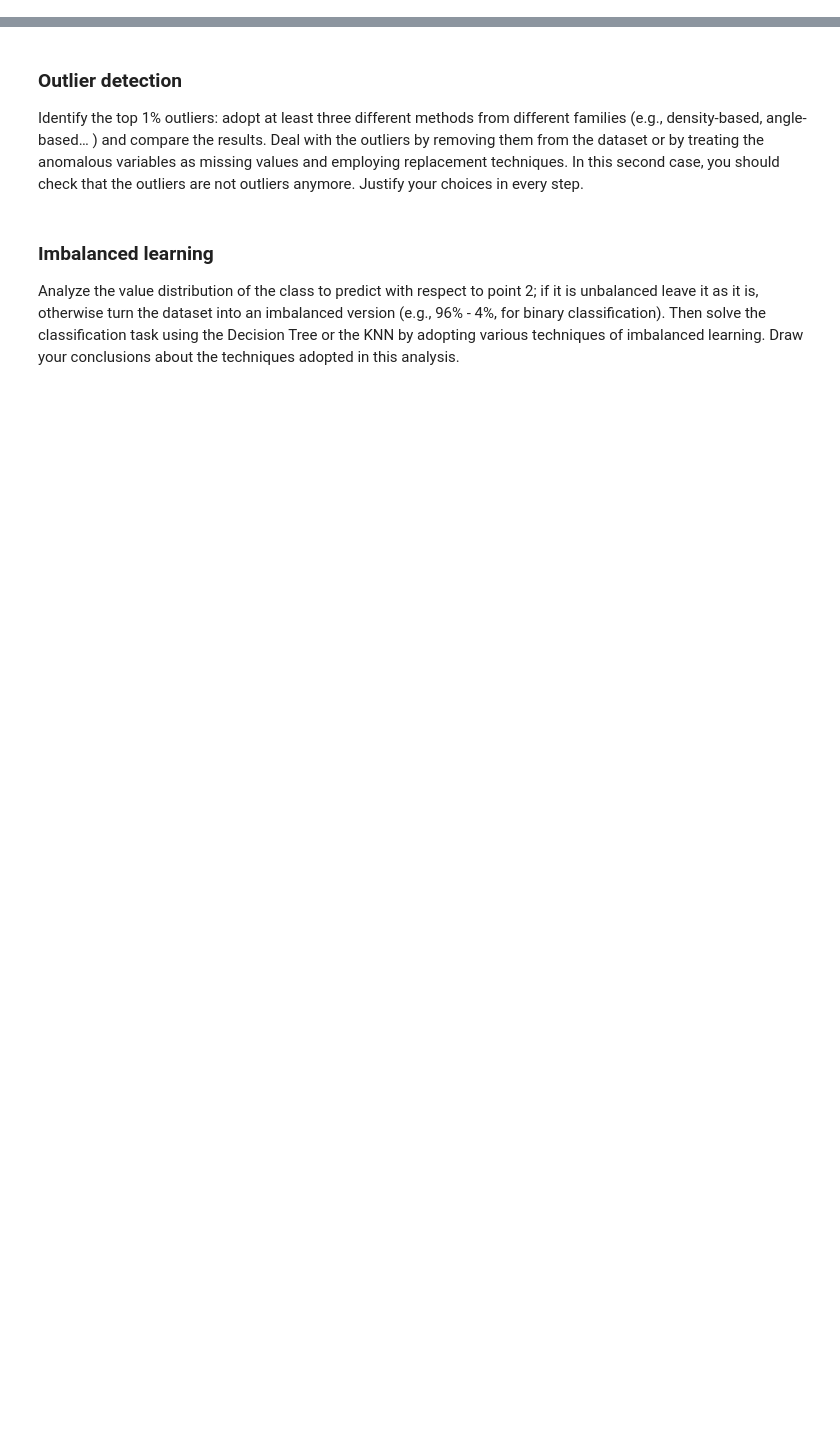
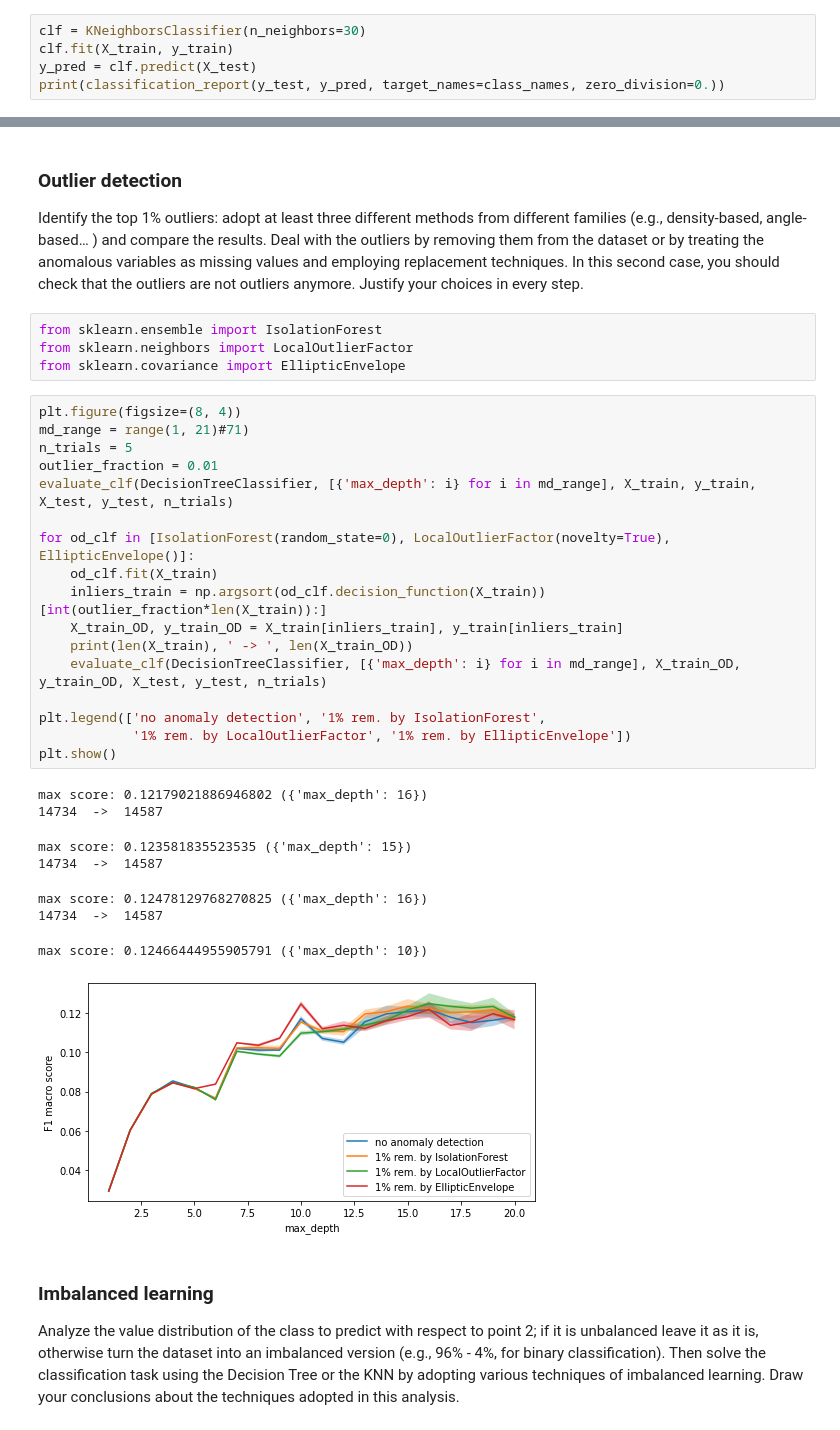
Before and after one commit to philvec/DM2_Project, a Jupyter notebook: Module 1.ipynb, the cells around one changed output, grey strips where cells are left out. Cells and saved outputs as stored; diff of their text form; blank space fills up the shorter version.

```diff
--- a/Module 1.ipynb
+++ b/Module 1.ipynb
@@ -6,0 +169,5 @@ Define one or more (simple) classification tasks and solve it with Decision Tree
+# %%
+clf = KNeighborsClassifier(n_neighbors=30)
+clf.fit(X_train, y_train)
+y_pred = clf.predict(X_test)
+print(classification_report(y_test, y_pred, target_names=class_names, zero_division=0.))
@@ -7,6 +195,36 @@ Define one or more (simple) classification tasks and solve it with Decision Tree
 # %% [markdown]
 ### Outlier detection
 Identify the top 1\% outliers: adopt at least three different methods from different families (e.g., density-based, angle-based… ) and compare the results. Deal with the outliers by removing them from the dataset or by treating the anomalous variables as missing values and employing replacement techniques. In this second case, you should check that the outliers are not outliers anymore. Justify your choices in every step.
+# %%
+from sklearn.ensemble import IsolationForest
+from sklearn.neighbors import LocalOutlierFactor
+from sklearn.covariance import EllipticEnvelope
+# %%
+plt.figure(figsize=(8, 4))
+md_range = range(1, 21)#71)
+n_trials = 5
+outlier_fraction = 0.01
+evaluate_clf(DecisionTreeClassifier, [{'max_depth': i} for i in md_range], X_train, y_train, X_test, y_test, n_trials)
+
+for od_clf in [IsolationForest(random_state=0), LocalOutlierFactor(novelty=True), EllipticEnvelope()]:
+    od_clf.fit(X_train)
+    inliers_train = np.argsort(od_clf.decision_function(X_train))[int(outlier_fraction*len(X_train)):]
+    X_train_OD, y_train_OD = X_train[inliers_train], y_train[inliers_train]
+    print(len(X_train), ' -> ', len(X_train_OD))
+    evaluate_clf(DecisionTreeClassifier, [{'max_depth': i} for i in md_range], X_train_OD, y_train_OD, X_test, y_test, n_trials)
+
+plt.legend(['no anomaly detection', '1% rem. by IsolationForest',
+            '1% rem. by LocalOutlierFactor', '1% rem. by EllipticEnvelope'])
+plt.show()
+# %% [output]
+max score: 0.12179021886946802 ({'max_depth': 16})
+14734  ->  14587
+max score: 0.123581835523535 ({'max_depth': 15})
+14734  ->  14587
+max score: 0.12478129768270825 ({'max_depth': 16})
+14734  ->  14587
+max score: 0.12466444955905791 ({'max_depth': 10})
+[figure, added]
 # %% [markdown]
 ### Imbalanced learning
 Analyze the value distribution of the class to predict with respect to point 2; if it is unbalanced leave it as it is, otherwise turn the dataset into an imbalanced version (e.g., 96\% - 4\%, for binary classification). Then solve the classification task using the Decision Tree or the KNN by adopting various techniques of imbalanced learning.
```
Also changed, not shown: parts of 12 cells of this notebook, 49 other files.
